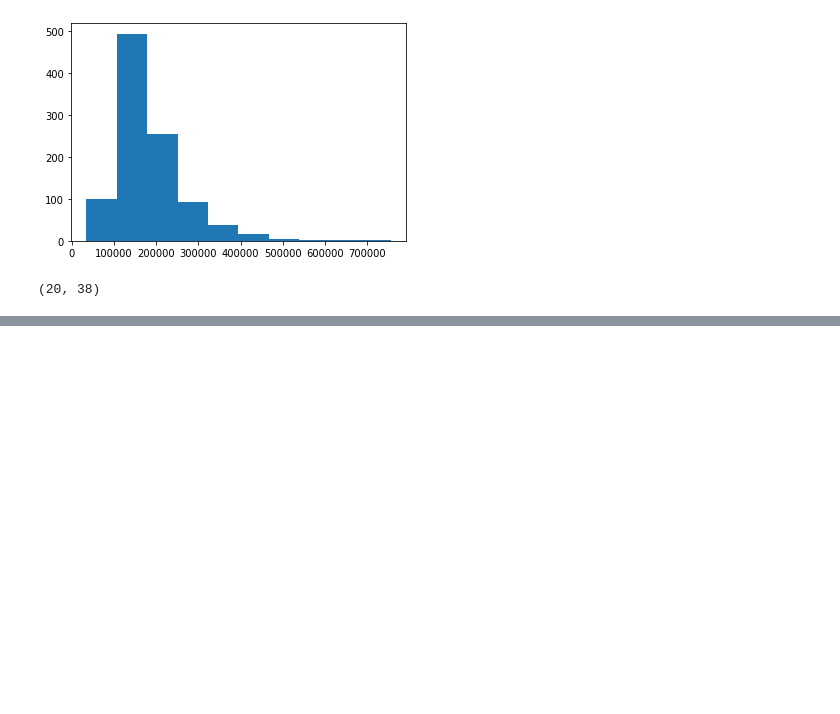
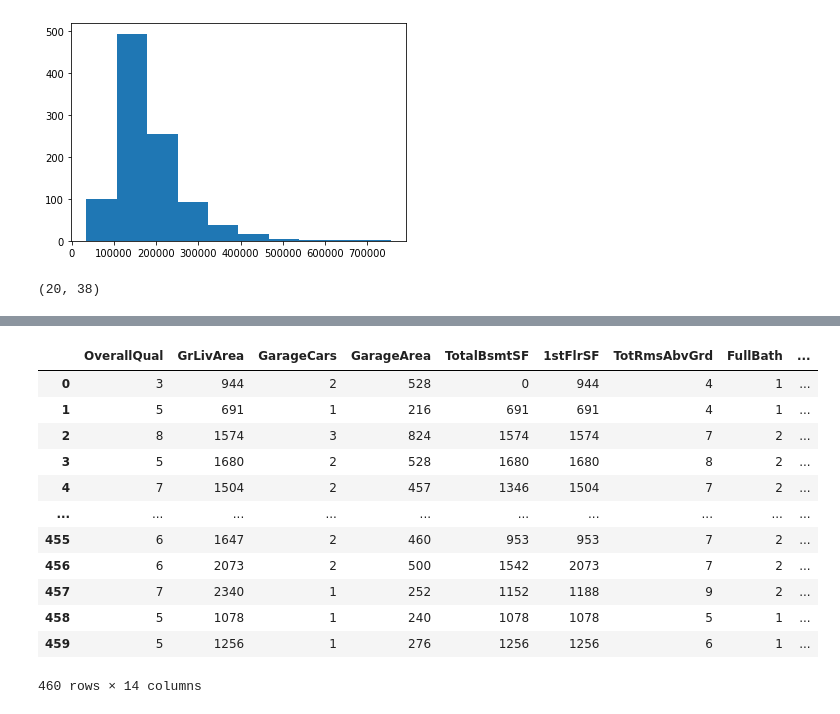
Before and after one commit to ChenSeanH/PS4HouseDataExercise, a Jupyter notebook: Predict_House_Prices_Part_1.ipynb, the cells around one changed output, grey strips where cells are left out. Saved outputs shown, nothing was run; the diff lists cells and outputs as text; code cells hidden in the pictures; blank space fills up the shorter version.

```diff
--- a/Predict_House_Prices_Part_1.ipynb
+++ b/Predict_House_Prices_Part_1.ipynb
@@ -125,0 +125,4 @@ plt.scatter(predictions, Y)
+# %%
+test= pd.read_csv('https://raw.githubusercontent.com/ChenSeanH/PS4HouseDataExercise/master/test.csv')
+test.shape
+test.head()
@@ -125,0 +137,21 @@ plt.scatter(predictions, Y)
+# %%
+X_test = test[['OverallQual', 'GrLivArea', 'GarageCars', 'GarageArea',
+       'TotalBsmtSF', '1stFlrSF', 'TotRmsAbvGrd', 'FullBath', 'YearBuilt',
+       'YearRemodAdd', 'GarageYrBlt', 'MasVnrArea', 'Fireplaces',
+       'BsmtFinSF1']]
+X_test = X_test.fillna(0)
+X_test
+# %% [output]
+|  | OverallQual | GrLivArea | GarageCars | GarageArea | TotalBsmtSF | 1stFlrSF | TotRmsAbvGrd | FullBath | ... |
+| 0 | 3 | 944 | 2 | 528 | 0 | 944 | 4 | 1 | ... |
+| 1 | 5 | 691 | 1 | 216 | 691 | 691 | 4 | 1 | ... |
+| 2 | 8 | 1574 | 3 | 824 | 1574 | 1574 | 7 | 2 | ... |
+| 3 | 5 | 1680 | 2 | 528 | 1680 | 1680 | 8 | 2 | ... |
+| 4 | 7 | 1504 | 2 | 457 | 1346 | 1504 | 7 | 2 | ... |
+| ... | ... | ... | ... | ... | ... | ... | ... | ... | ... |
+| 455 | 6 | 1647 | 2 | 460 | 953 | 953 | 7 | 2 | ... |
+| 456 | 6 | 2073 | 2 | 500 | 1542 | 2073 | 7 | 2 | ... |
+| 457 | 7 | 2340 | 1 | 252 | 1152 | 1188 | 9 | 2 | ... |
+| 458 | 5 | 1078 | 1 | 240 | 1078 | 1078 | 5 | 1 | ... |
+| 459 | 5 | 1256 | 1 | 276 | 1256 | 1256 | 6 | 1 | ... |
+460 rows × 14 columns
```
Also changed, not shown: parts of 7 cells of this notebook.
